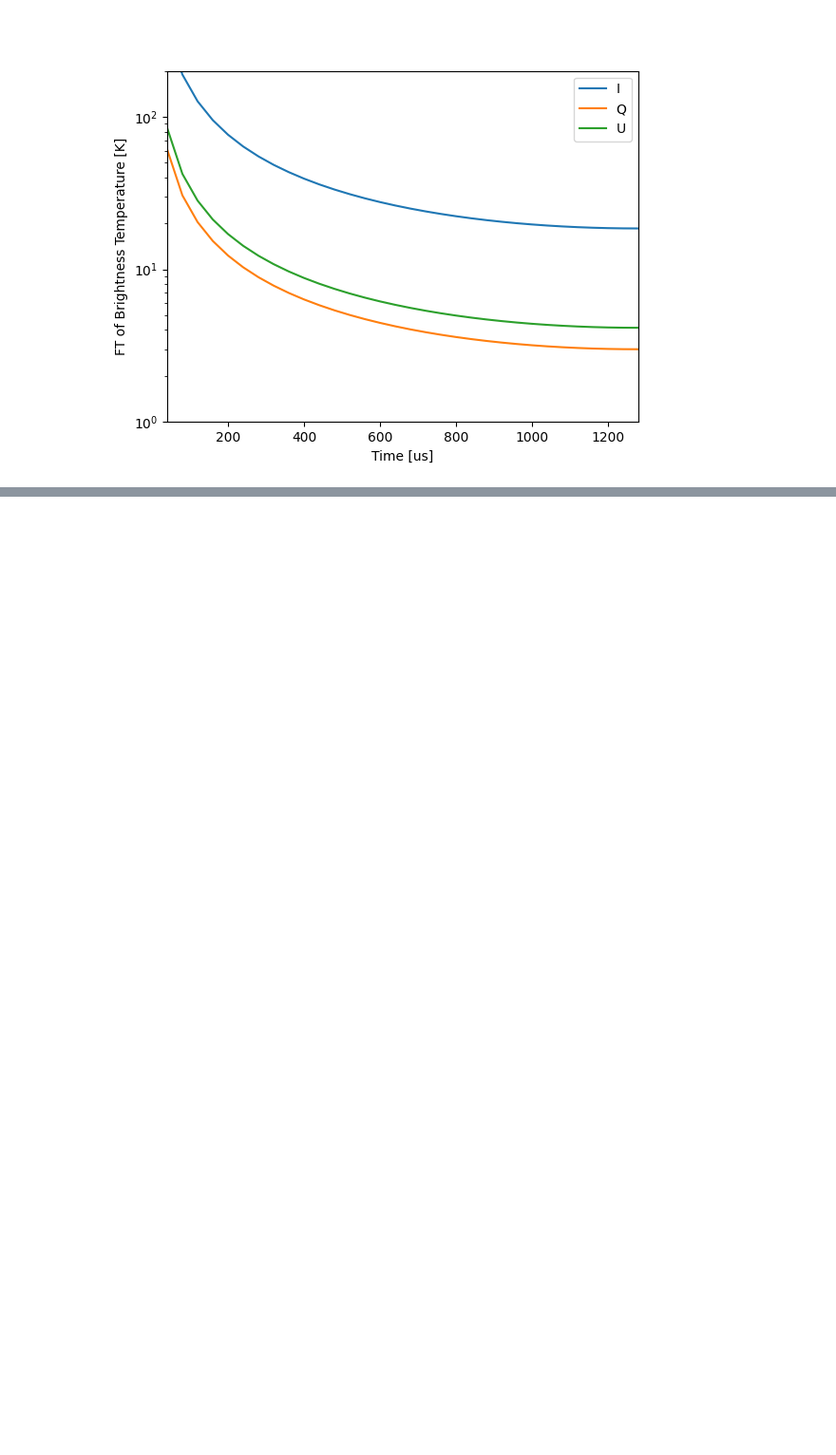
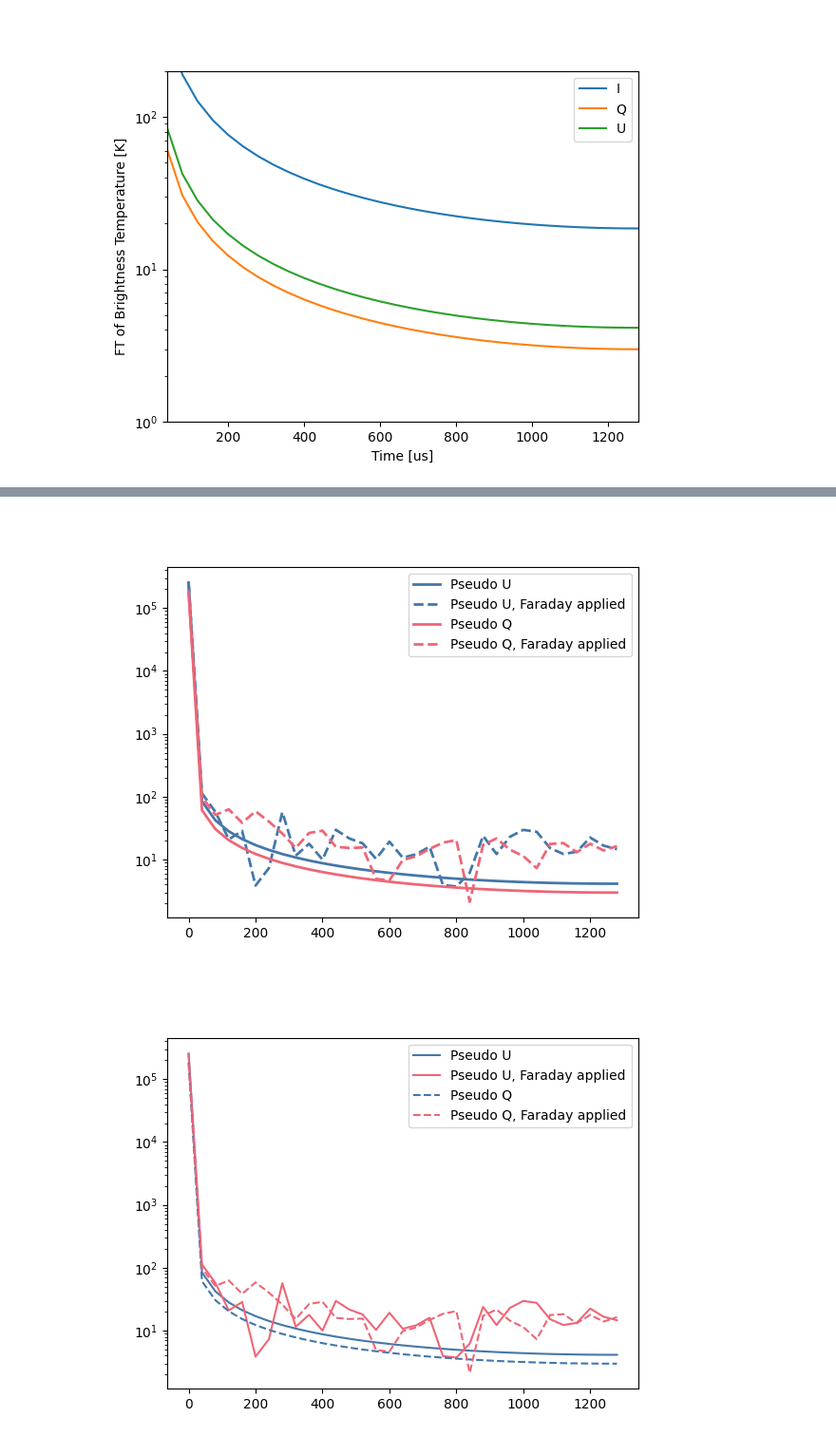
Before and after one commit to christianhbye/lusee_faraday, a Jupyter notebook: notebooks/wmap.ipynb, the cells around one changed output, grey strips where cells are left out. Shown at 95% size. Cells and saved outputs as stored; diff of their text form; code cells hidden in the pictures; blank space fills up the shorter version.

```diff
--- a/notebooks/wmap.ipynb
+++ b/notebooks/wmap.ipynb
@@ -199,0 +204,27 @@ plt.show()
+# %%
+#c = ["#0072B2", "#E69F00"]
+c = ["#4477AA", "#EE6677"]
+lw = 2
+plt.rcParams['axes.linewidth'] = 0.8
+
+plt.figure()
+plt.plot(tau, np.abs(_pUno), c=c[0], label="Pseudo U", lw=lw)
+plt.plot(tau, np.abs(_pU), ls="--", c=c[0], label="Pseudo U, Faraday applied", lw=lw)
+plt.plot(tau, np.abs(_pQno), c=c[1], label="Pseudo Q", lw=lw)
+plt.plot(tau, np.abs(_pQ), ls="--", c=c[1], label="Pseudo Q, Faraday applied", lw=lw)
+plt.yscale("log")
+plt.legend()
+plt.show()
+
+
+plt.figure()
+plt.plot(tau, np.abs(_pUno), c=c[0], label="Pseudo U")
+plt.plot(tau, np.abs(_pU), c=c[1], label="Pseudo U, Faraday applied")
+plt.plot(tau, np.abs(_pQno), ls="--", c=c[0], label="Pseudo Q")
+plt.plot(tau, np.abs(_pQ), ls="--", c=c[1], label="Pseudo Q, Faraday applied")
+plt.yscale("log")
+plt.legend()
+plt.show()
+# %% [output]
+[figure, added]
+[figure, added]
```
Also changed, not shown: parts of 7 cells of this notebook.
